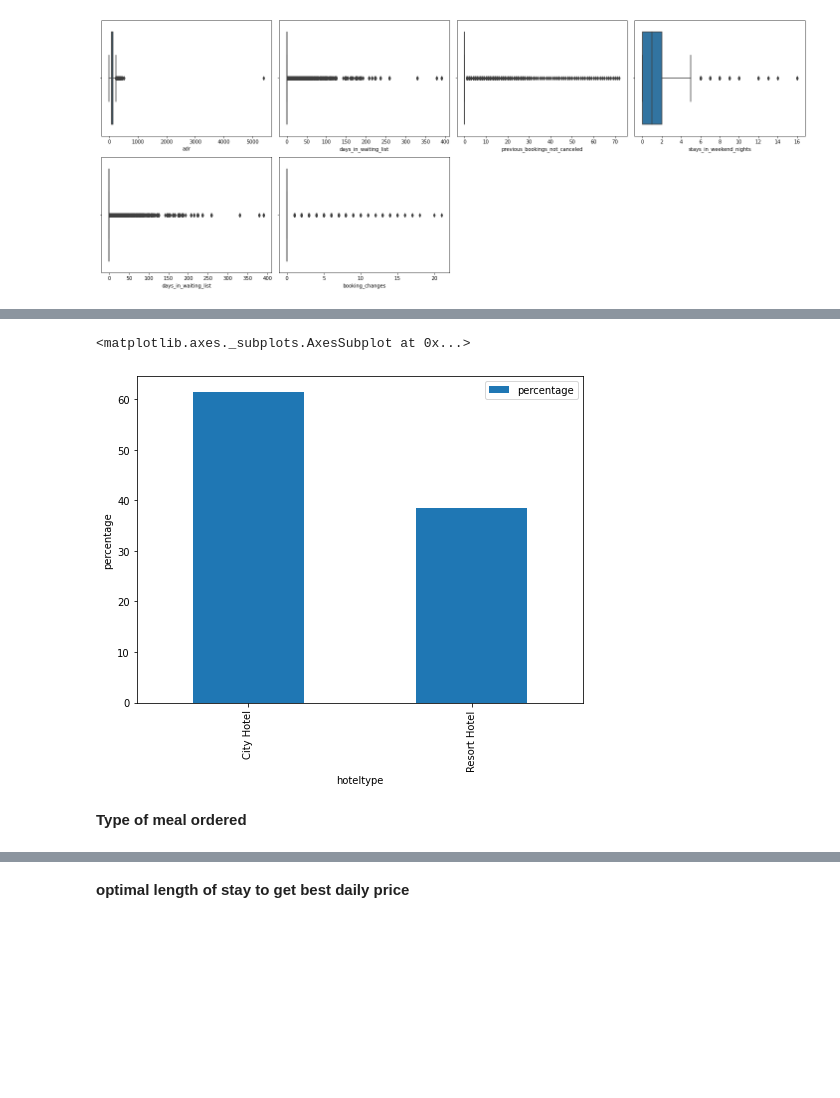
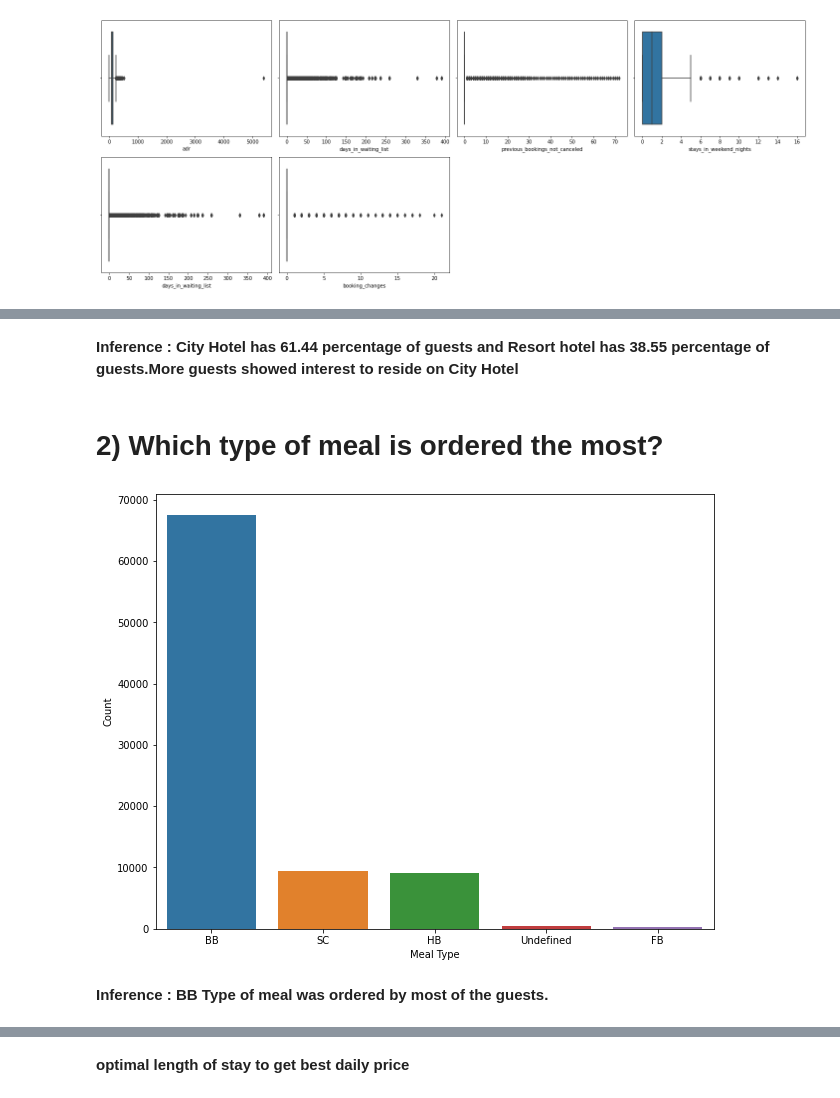
Before and after one commit to kavyasree761/hotel-booking-analysis, a Jupyter notebook: Copy_of_Hotel_Booking_Analysis_Capstone_Project.ipynb, the cells around one changed output, grey strips where cells are left out. Drawn from its saved outputs; the diff is of its cells as text; code cells hidden in the pictures; blank space fills up the shorter version.

```diff
--- a/Copy_of_Hotel_Booking_Analysis_Capstone_Project.ipynb
+++ b/Copy_of_Hotel_Booking_Analysis_Capstone_Project.ipynb
@@ -238,11 +253,13 @@ plt.show()
-# %%
-d5= (data['hotel'].value_counts(normalize=True)*100).reset_index()
-d5.columns=['hoteltype','percentage']
-
-#plotting graph
-d5.plot('hoteltype','percentage', xlabel = 'hoteltype', ylabel = 'percentage',kind='bar',figsize=(8,6))
-# %% [output]
-<matplotlib.axes._subplots.AxesSubplot at 0x...>
-[figure, removed]
+# %% [markdown]
+**Inference : City Hotel has 61.44 percentage of guests and Resort hotel has 38.55 percentage of guests.More guests showed interest to reside on City Hotel**
+# %% [markdown]
+# **2) Which type of meal is ordered the most?**
+# %%
+k2=data['meal'].value_counts().reset_index().rename(columns={'index':'Meal Type','meal':'Count'})
+plt.figure( figsize=(10, 8))
+sns.barplot(y=k2['Count'],x=k2['Meal Type'])
+plt.show()
+# %% [output]
+[figure, added]
 # %% [markdown]
-**Type of meal ordered**
+**Inference : BB Type of meal was ordered by most of the guests.**
```
Also changed, not shown: parts of 20 cells of this notebook.
